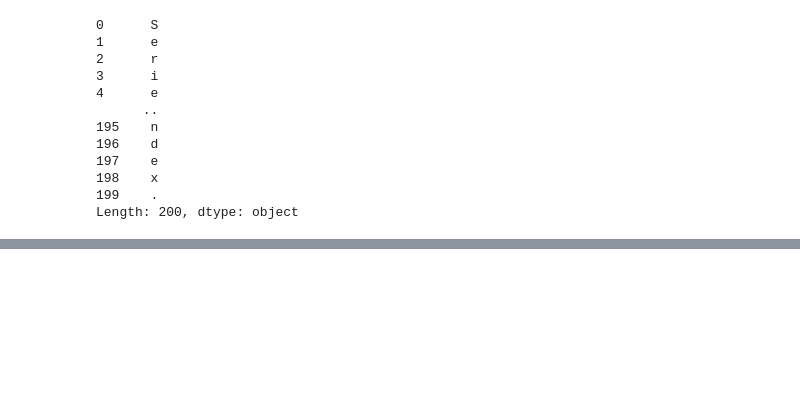
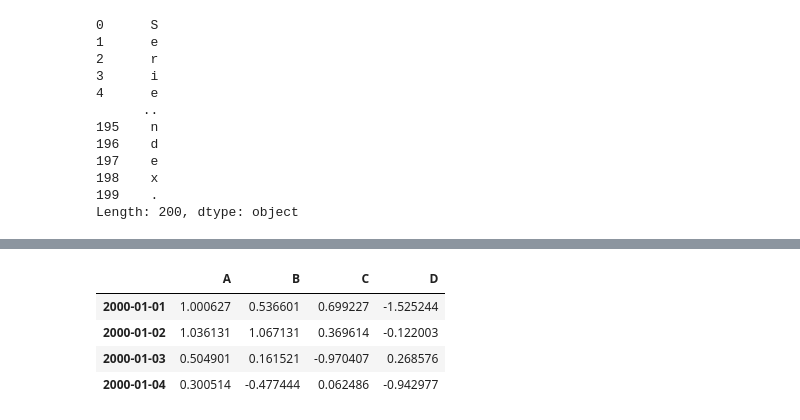
Before and after one commit to angelacpd/Scientific_Python, a Jupyter notebook: Lecture_6.ipynb, the cells around one changed output, grey strips where cells are left out. Cells and saved outputs as stored; diff of their text form; code cells hidden in the pictures; blank space fills up the shorter version.

```diff
--- a/Lecture_6.ipynb
+++ b/Lecture_6.ipynb
@@ -368,0 +608,9 @@ print(sct_5)
+# %%
+# Slice by rows
+df['2000-01-01': '2000-01-04']
+# %% [output]
+|  | A | B | C | D |
+| 2000-01-01 | 1.000627 | 0.536601 | 0.699227 | -1.525244 |
+| 2000-01-02 | 1.036131 | 1.067131 | 0.369614 | -0.122003 |
+| 2000-01-03 | 0.504901 | 0.161521 | -0.970407 | 0.268576 |
+| 2000-01-04 | 0.300514 | -0.477444 | 0.062486 | -0.942977 |
```
Also changed, not shown: parts of 40 cells of this notebook.
